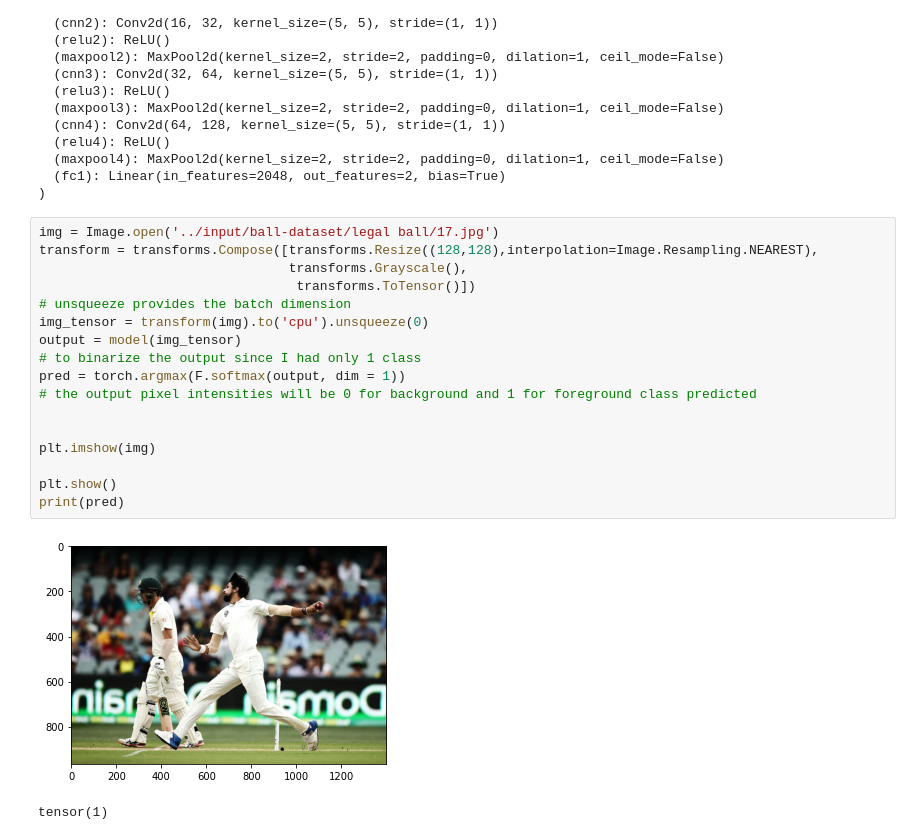
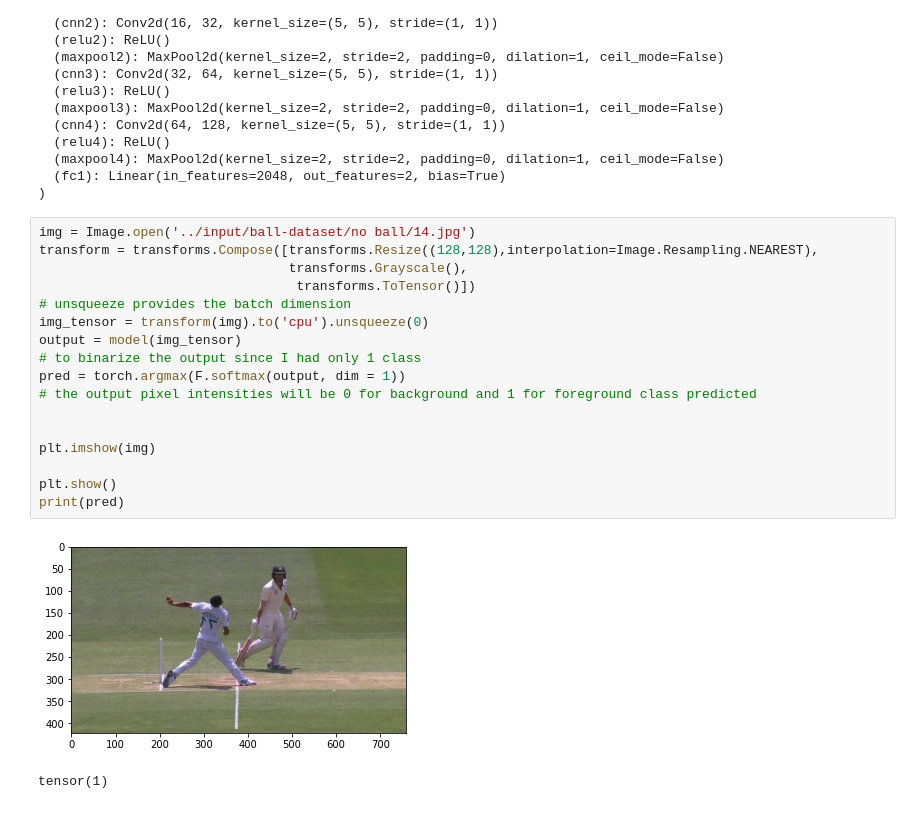
Before and after one commit to silvererudite/forex-forecaster, a Jupyter notebook: vision_understanding/is-it-no-ball.ipynb, the cells around one changed output. Cells and saved outputs as stored; diff of their text form.

```diff
--- a/vision_understanding/is-it-no-ball.ipynb
+++ b/vision_understanding/is-it-no-ball.ipynb
@@ -413,22 +420,22 @@ CNNModel(
   (fc1): Linear(in_features=2048, out_features=2, bias=True)
 )
 # %%
-img = Image.open('../input/ball-dataset/legal ball/17.jpg')
+img = Image.open('../input/ball-dataset/no ball/14.jpg')
 transform = transforms.Compose([transforms.Resize((128,128),interpolation=Image.Resampling.NEAREST),
                                 transforms.Grayscale(),
                                  transforms.ToTensor()])
 # unsqueeze provides the batch dimension
 img_tensor = transform(img).to('cpu').unsqueeze(0)
 output = model(img_tensor)
 # to binarize the output since I had only 1 class
 pred = torch.argmax(F.softmax(output, dim = 1))
 # the output pixel intensities will be 0 for background and 1 for foreground class predicted
 
 
 plt.imshow(img)
 
 plt.show()
 print(pred)
 # %% [output]
-[figure, old version]
+[figure, new version]
 tensor(1)
```
Also changed, not shown: parts of 8 cells of this notebook.
